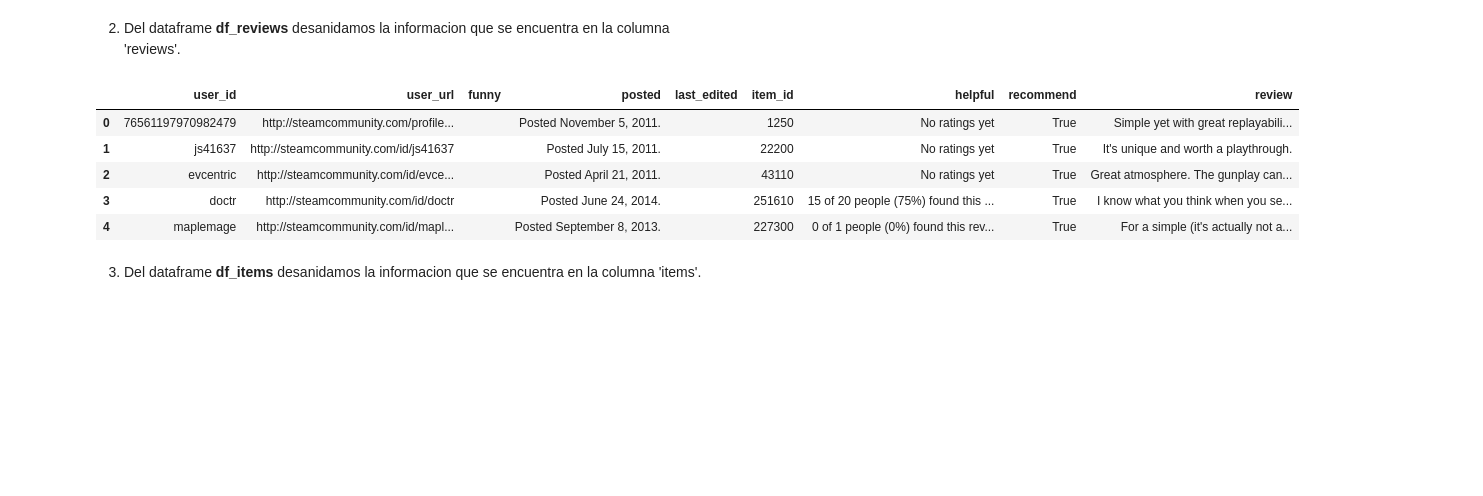
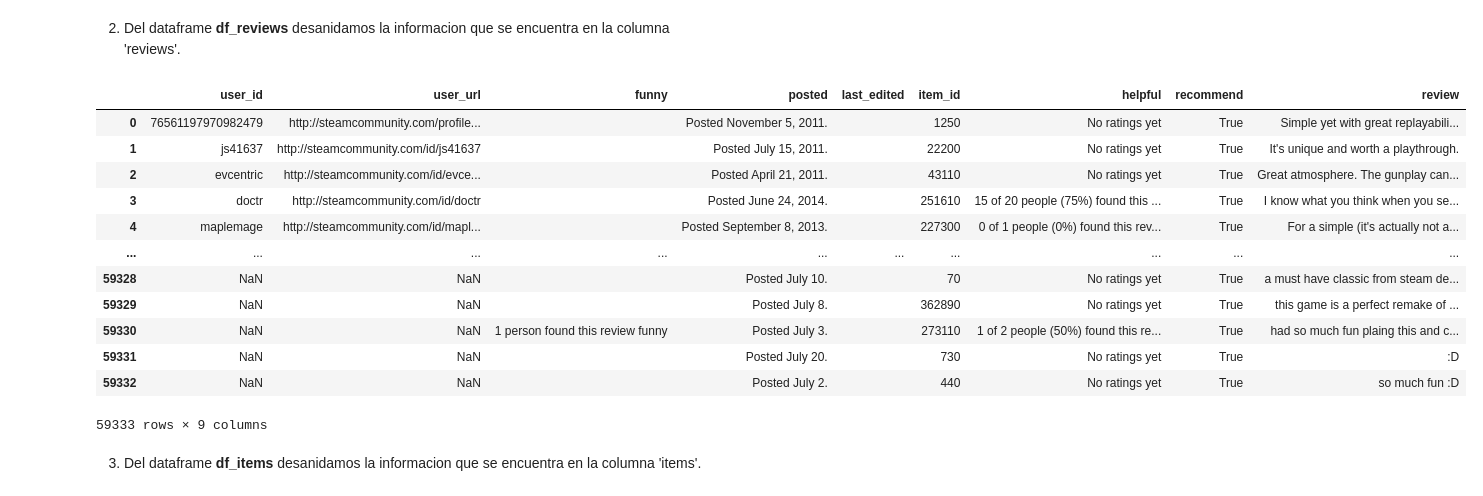
Before and after one commit to JPBertonee/PI_MLOps_Henry, a Jupyter notebook: Desarrollo.ipynb, the cells around one changed output. Drawn from its saved outputs; the diff is of its cells as text; code cells hidden in the pictures; blank space fills up the shorter version.

```diff
--- a/Desarrollo.ipynb
+++ b/Desarrollo.ipynb
@@ -108,14 +108,21 @@ reviews = pd.json_normalize(df_explode['reviews'])
 
 df_reviews_full = pd.concat([df_reviews.drop('reviews', axis=1), reviews], axis=1)
 # %%
-df_reviews_full.head(5)
+df_reviews_full
 # %% [output]
 |  | user_id | user_url | funny | posted | last_edited | item_id | helpful | recommend | review |
 | 0 | 76561197970982479 | http://steamcommunity.com/profile... |  | Posted November 5, 2011. |  | 1250 | No ratings yet | True | Simple yet with great replayabili... |
 | 1 | js41637 | http://steamcommunity.com/id/js41637 |  | Posted July 15, 2011. |  | 22200 | No ratings yet | True | It's unique and worth a playthrough. |
 | 2 | evcentric | http://steamcommunity.com/id/evce... |  | Posted April 21, 2011. |  | 43110 | No ratings yet | True | Great atmosphere. The gunplay can... |
 | 3 | doctr | http://steamcommunity.com/id/doctr |  | Posted June 24, 2014. |  | 251610 | 15 of 20 people (75%) found this ... | True | I know what you think when you se... |
 | 4 | maplemage | http://steamcommunity.com/id/mapl... |  | Posted September 8, 2013. |  | 227300 | 0 of 1 people (0%) found this rev... | True | For a simple (it's actually not a... |
+| ... | ... | ... | ... | ... | ... | ... | ... | ... | ... |
+| 59328 | NaN | NaN |  | Posted July 10. |  | 70 | No ratings yet | True | a must have classic from steam de... |
+| 59329 | NaN | NaN |  | Posted July 8. |  | 362890 | No ratings yet | True | this game is a perfect remake of ... |
+| 59330 | NaN | NaN | 1 person found this review funny | Posted July 3. |  | 273110 | 1 of 2 people (50%) found this re... | True | had so much fun plaing this and c... |
+| 59331 | NaN | NaN |  | Posted July 20. |  | 730 | No ratings yet | True | :D |
+| 59332 | NaN | NaN |  | Posted July 2. |  | 440 | No ratings yet | True | so much fun :D |
+59333 rows × 9 columns
 # %% [markdown]
 3. Del dataframe **df_items** desanidamos la informacion que se encuentra en la columna 'items'.
 # %%
```
Also changed, not shown: parts of 5 cells of this notebook.
